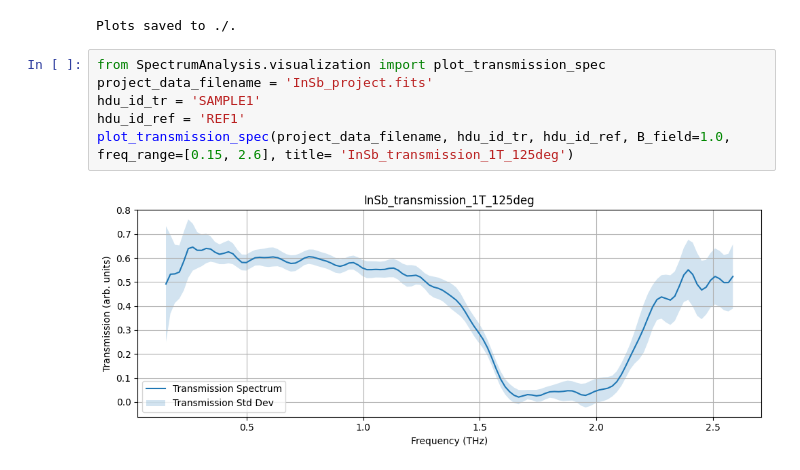
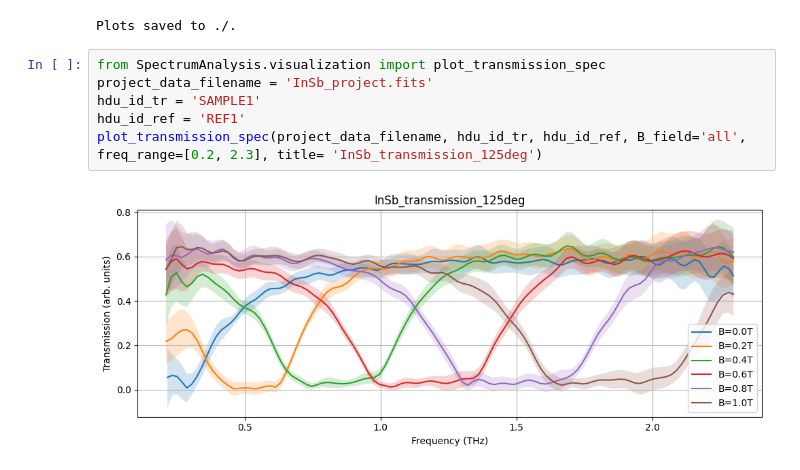
Before and after one commit to CrazyAncestor/SpectrumAnalysis, a Jupyter notebook: demo/InSb.ipynb, the cells around one changed output. Saved outputs shown, nothing was run; the diff lists cells and outputs as text.

Commit message:
plot all b-fields transmission

```diff
--- a/demo/InSb.ipynb
+++ b/demo/InSb.ipynb
@@ -78,8 +78,8 @@ Plots saved to ./.
 # %%
 from SpectrumAnalysis.visualization import plot_transmission_spec
 project_data_filename = 'InSb_project.fits'
 hdu_id_tr = 'SAMPLE1'
 hdu_id_ref = 'REF1'
-plot_transmission_spec(project_data_filename, hdu_id_tr, hdu_id_ref, B_field=1.0, freq_range=[0.15, 2.6], title= 'InSb_transmission_1T_125deg')
+plot_transmission_spec(project_data_filename, hdu_id_tr, hdu_id_ref, B_field='all', freq_range=[0.2, 2.3], title= 'InSb_transmission_125deg')
 # %% [output]
-[figure, old version]
+[figure, new version]
```
Also changed, not shown: 1 other file.
